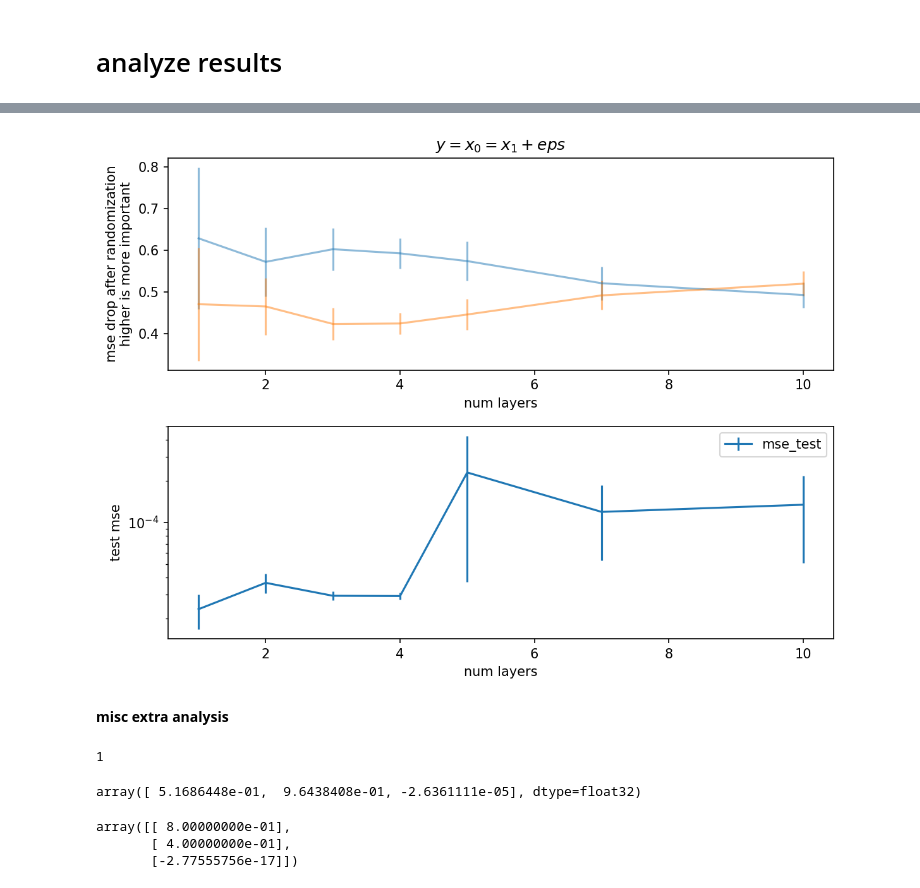
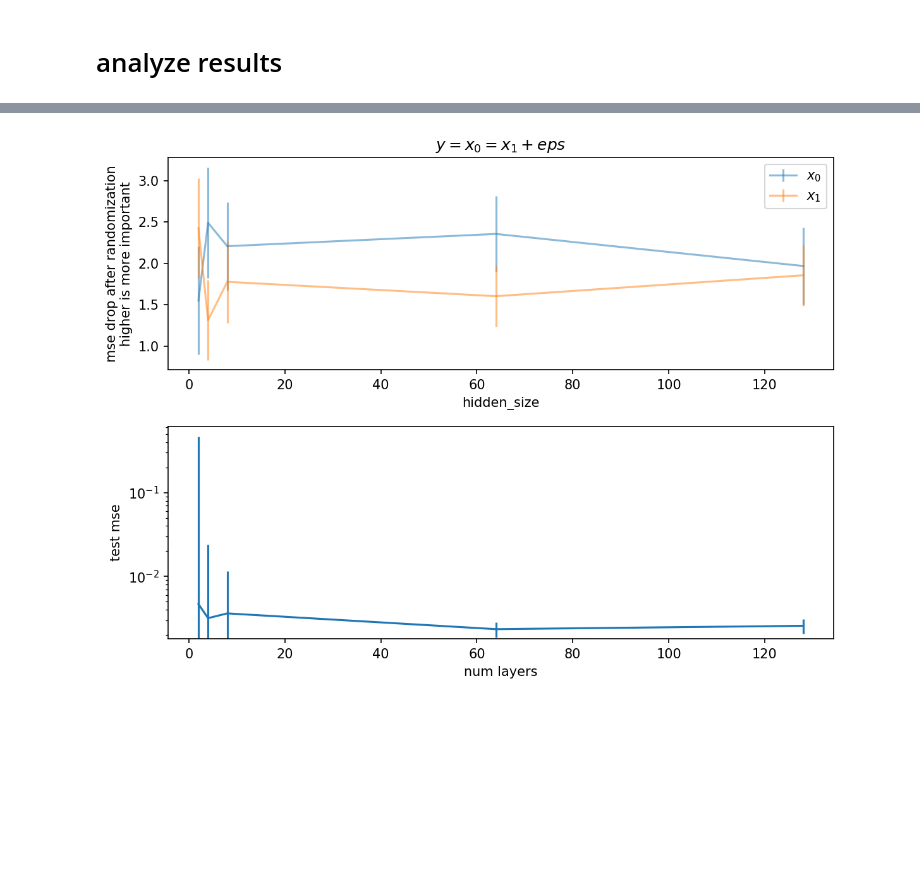
Before and after one commit to csinva/dnn-experiments, a Jupyter notebook: poly_fit/fit_interactions.ipynb, the cells around one changed output, grey strips where cells are left out. Saved outputs shown, nothing was run; the diff lists cells and outputs as text; code cells hidden in the pictures; blank space fills up the shorter version.

```diff
--- a/poly_fit/fit_interactions.ipynb
+++ b/poly_fit/fit_interactions.ipynb
@@ -72,0 +45,28 @@ array([5, 5, 5, 5, 5, 5, 5])
+# %%
+r = results
+# r = r[r.hidden_size == 64]
+axis = 'hidden_size'
+# r = r[r.eps == 0.1]
+
+
+plt.figure(dpi=150)
+# sns.boxplot(data=r, x='num_layers', y='mse_test')
+R, C = 1, 3
+
+
+plt.subplot(R, C, 1)
+ax = sns.boxplot(data=r, x=axis, y='mse_alt_x0', color='red')
+
+sns.boxplot(data=r, x=axis, y='mse_alt_x1', color='blue')
+# plt.yscale('log')
+
+plt.subplot(R, C, 2)
+sns.boxplot(data=r, x=axis, y='r2_alt_x0', color='red')
+sns.boxplot(data=r, x=axis, y='r2_alt_x1', color='blue')
+
+plt.subplot(R, C, 3)
+sns.boxplot(data=r, x=axis, y='corr_alt_x0', color='red')
+sns.boxplot(data=r, x=axis, y='corr_alt_x1', color='blue')
+
+plt.tight_layout()
+plt.show()
@@ -73,43 +75,31 @@ array([5, 5, 5, 5, 5, 5, 5])
 # %%
+vals = r.groupby([axis])
+vals_mean = vals.median().reset_index().sort_values(by=axis)
+vals_var = vals.var().reset_index().sort_values(by=axis)
+
 num_vars = 2 # how many vars are we interested in?
 num_sweep = 7 # how many things did we sweep over?
 
-xs = vals_mean.num_layers
+xs = vals_mean[axis]
 
 plt.figure(dpi=150, figsize=(8, 6))
 plt.subplot(211)
 for i in range(num_vars):
-    ys = -1 * (vals_mean['mse_test'] - vals_mean['mse_alt_x' + str(i)])
-    ystd = np.sqrt(vals_var['mse_alt_x' + str(i)]) / np.sqrt(vals.size().values)
+    ys = vals_mean['mse_alt_x' + str(i)]# vals_mean['mse_alt_x' + str(i)]# -1 * (vals_mean['mse_test'] - vals_mean['mse_alt_x' + str(i)])
+    ystd = 1.96 * np.sqrt(vals_var['mse_alt_x' + str(i)]) / np.sqrt(vals.size().values)
     plt.errorbar(xs, ys, yerr=ystd, label=f'$x_{i}$', alpha=0.5)
-plt.xlabel('num layers')
+plt.xlabel(axis)
 plt.ylabel('mse drop after randomization\nhigher is more important')
 plt.title(f'${p.func}$')
+plt.legend()
 
 plt.subplot(212)
-plt.errorbar(xs, vals_mean['mse_test'], yerr=np.sqrt(vals_var['mse_test']) / np.sqrt(vals.size().values))
+# plt.errorbar(xs, vals_mean['mse_test'], yerr=np.sqrt(vals_var['mse_test']) / np.sqrt(vals.size().values))
+plt.errorbar(xs, vals_mean['mse_test'], yerr=1.96 * np.sqrt(vals_var['mse_test']) / np.sqrt(vals.size().values))
 plt.xlabel('num layers')
 plt.ylabel('test mse')
 plt.yscale('log')
 plt.tight_layout()
-plt.legend()
 plt.show()
 # %% [output]
-[figure, old version]
+[figure, new version]
-# %% [markdown]
-**misc extra analysis**
-# %%
-row = results.iloc[0]
-print(row.num_layers)
-# %% [output]
-1
-# %%
-row['w'][-1]
-# %% [output]
-array([ 5.1686448e-01,  9.6438408e-01, -2.6361111e-05], dtype=float32)
-# %%
-np.linalg.pinv(X.T @ X) @ X.T @ Y
-# %% [output]
-array([[ 8.00000000e-01],
-       [ 4.00000000e-01],
-       [-2.77555756e-17]])
```
Also changed, not shown: parts of 13 cells of this notebook, 6 other files.
